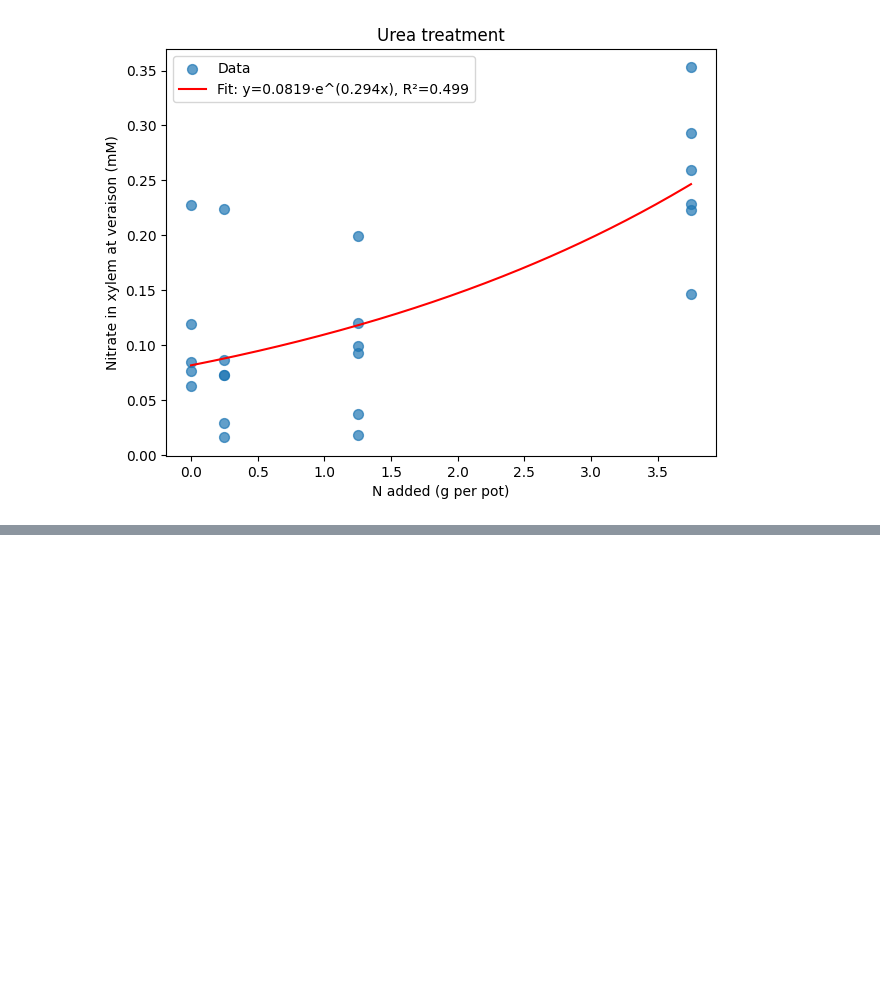
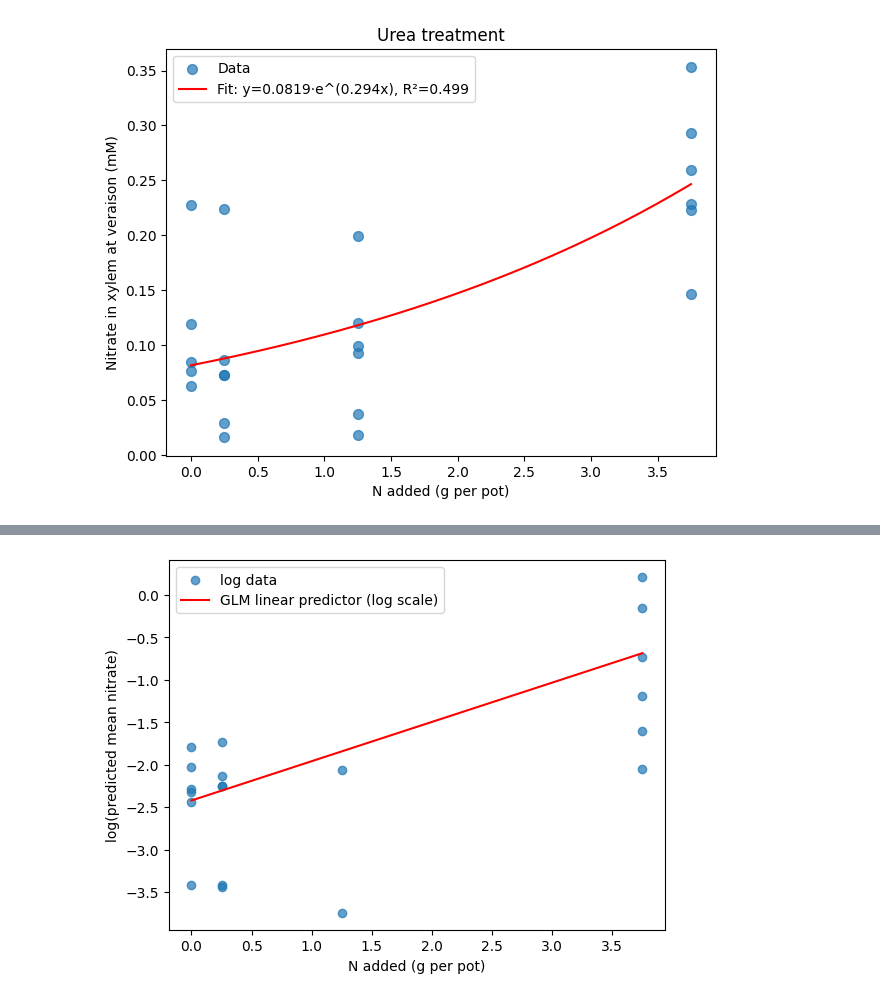
Before and after one commit to plashmore/nitrate_ce, a Jupyter notebook: 03-statistical_analysis/02-plots.ipynb, the cells around one changed output, grey strips where cells are left out. Saved outputs shown, nothing was run; the diff lists cells and outputs as text; code cells hidden in the pictures; blank space fills up the shorter version.

```diff
--- a/03-statistical_analysis/02-plots.ipynb
+++ b/03-statistical_analysis/02-plots.ipynb
@@ -217,0 +326,10 @@ plt.show()
+# %%
+plt.scatter(x, np.log(y), alpha=0.7, label='log data')
+plt.plot(x_fit, gamma_res.predict(X_fit, which='linear'), 'r-',
+         label='GLM linear predictor (log scale)')
+plt.xlabel("N added (g per pot)")
+plt.ylabel("log(predicted mean nitrate)")
+plt.legend()
+plt.show()
+# %% [output]
+[figure, added]
```
Also changed, not shown: parts of 9 cells of this notebook.
